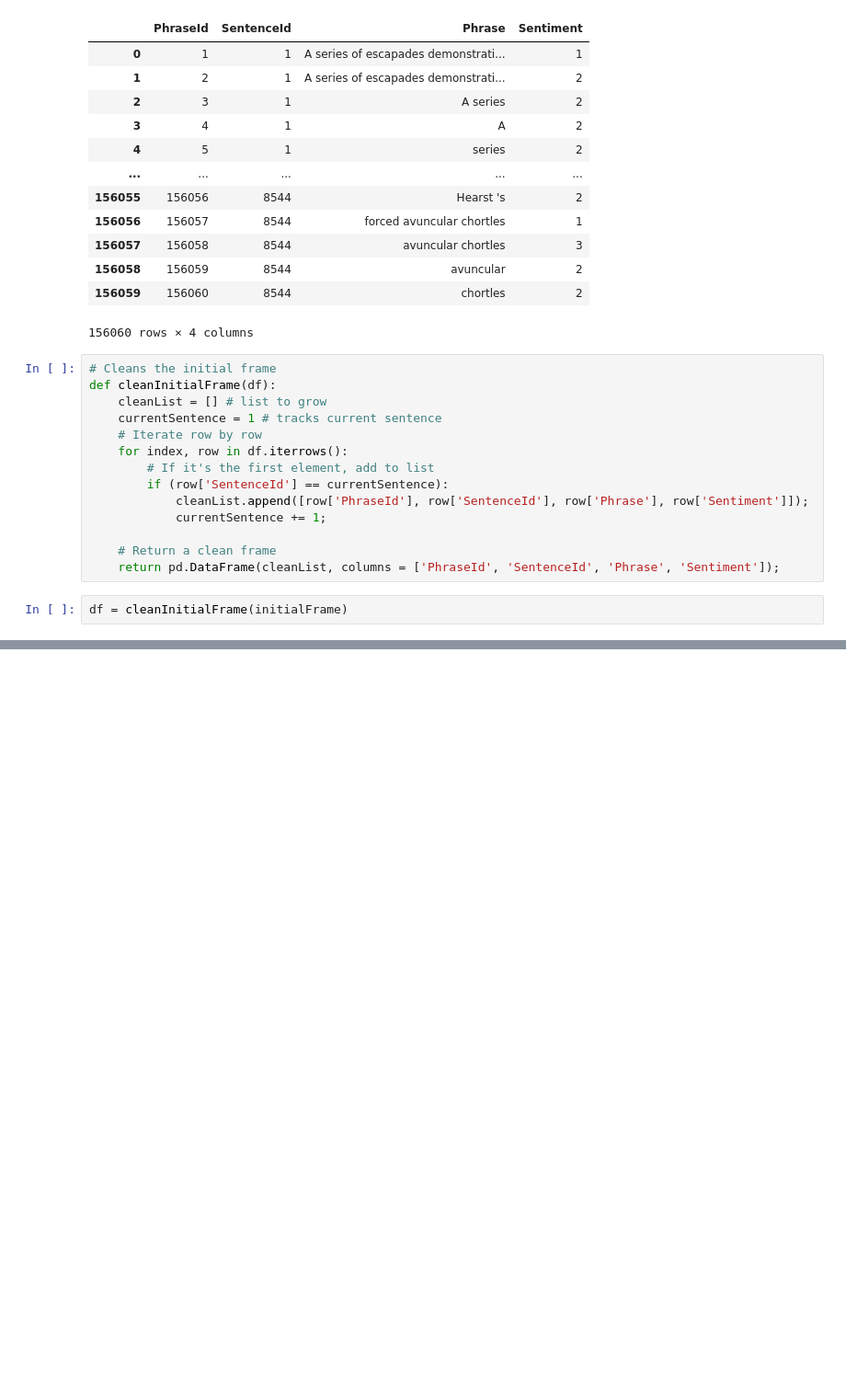
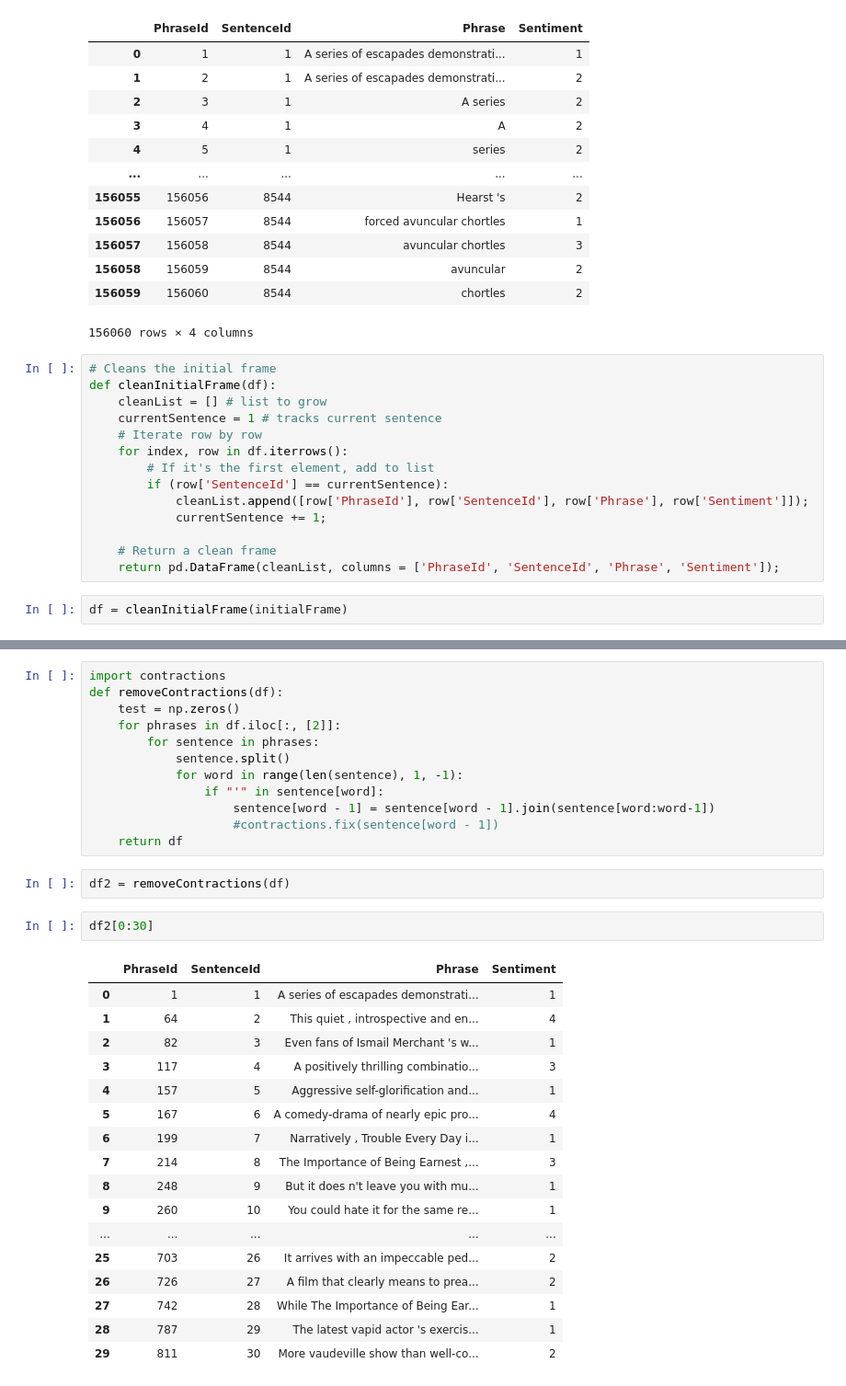
Before and after one commit to jfranc33/movieSentiment, a Jupyter notebook: movieAnalysis.ipynb, the cells around one changed output, grey strips where cells are left out. Shown at 92% size. Drawn from its saved outputs; the diff is of its cells as text; blank space fills up the shorter version.

Commit message:
nonfunctional space remover

```diff
--- a/movieAnalysis.ipynb
+++ b/movieAnalysis.ipynb
@@ -49,0 +130,34 @@ df.head()
+# %%
+import contractions
+def removeContractions(df):
+    test = np.zeros()
+    for phrases in df.iloc[:, [2]]:
+        for sentence in phrases:
+            sentence.split()
+            for word in range(len(sentence), 1, -1):
+                if "'" in sentence[word]:
+                    sentence[word - 1] = sentence[word - 1].join(sentence[word:word-1])
+                    #contractions.fix(sentence[word - 1])
+    return df
+# %%
+df2 = removeContractions(df)
+# %%
+df2[0:30]
+# %% [output]
+|  | PhraseId | SentenceId | Phrase | Sentiment |
+| 0 | 1 | 1 | A series of escapades demonstrati... | 1 |
+| 1 | 64 | 2 | This quiet , introspective and en... | 4 |
+| 2 | 82 | 3 | Even fans of Ismail Merchant 's w... | 1 |
+| 3 | 117 | 4 | A positively thrilling combinatio... | 3 |
+| 4 | 157 | 5 | Aggressive self-glorification and... | 1 |
+| 5 | 167 | 6 | A comedy-drama of nearly epic pro... | 4 |
+| 6 | 199 | 7 | Narratively , Trouble Every Day i... | 1 |
+| 7 | 214 | 8 | The Importance of Being Earnest ,... | 3 |
+| 8 | 248 | 9 | But it does n't leave you with mu... | 1 |
+| 9 | 260 | 10 | You could hate it for the same re... | 1 |
+| ... | ... | ... | ... | ... |
+| 25 | 703 | 26 | It arrives with an impeccable ped... | 2 |
+| 26 | 726 | 27 | A film that clearly means to prea... | 2 |
+| 27 | 742 | 28 | While The Importance of Being Ear... | 1 |
+| 28 | 787 | 29 | The latest vapid actor 's exercis... | 1 |
+| 29 | 811 | 30 | More vaudeville show than well-co... | 2 |
```
Also changed, not shown: parts of 7 cells of this notebook.
